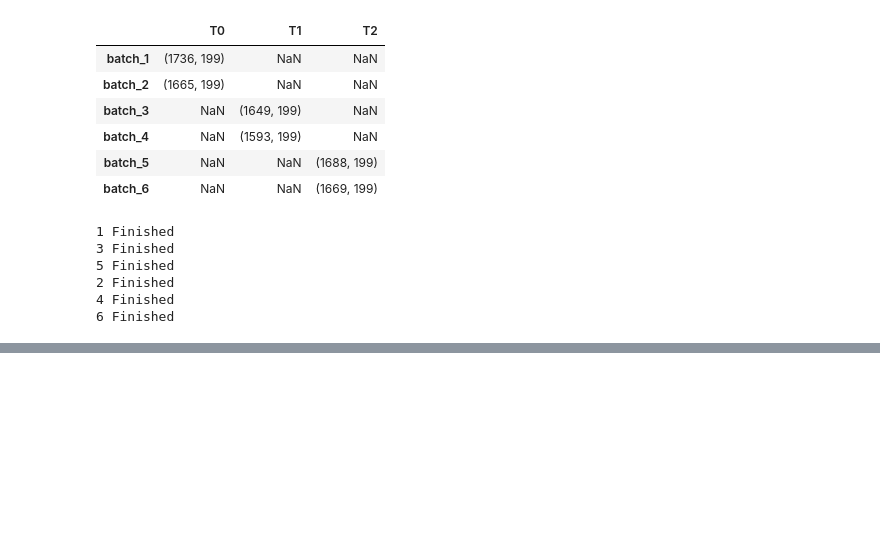
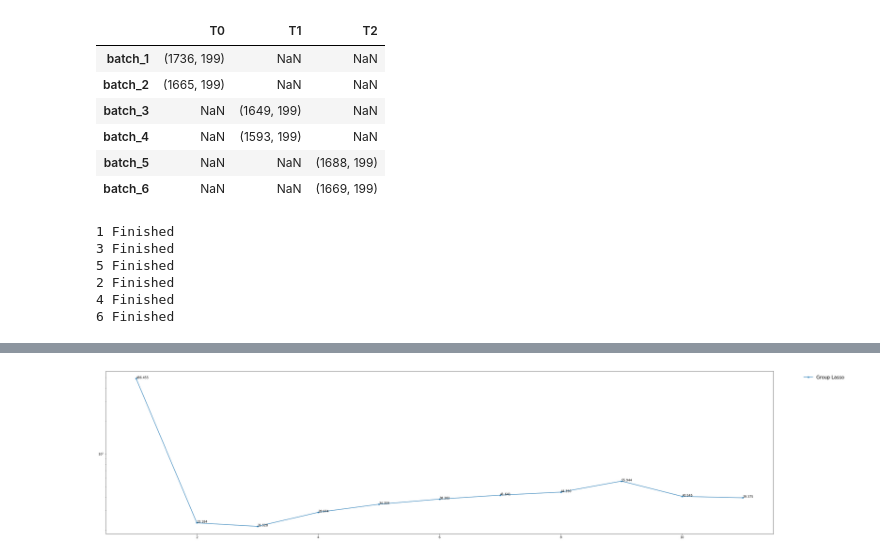
Before and after one commit to ZhangLabGT/scDisInFact, a Jupyter notebook: AntennaVAE/AE_model_new_ae_simulated.ipynb, the cells around one changed output, grey strips where cells are left out. Saved outputs shown, nothing was run; the diff lists cells and outputs as text; code cells hidden in the pictures; blank space fills up the shorter version.

```diff
--- a/AntennaVAE/AE_model_new_ae_simulated.ipynb
+++ b/AntennaVAE/AE_model_new_ae_simulated.ipynb
@@ -374,0 +391,15 @@ Epoch 100, Validating Loss: 13.9634
+# %%
+import matplotlib.pyplot as plt
+
+loss_gl = losses[-1]
+iters = np.arange(1, len(loss_gl)+1)
+fig = plt.figure(figsize = (40, 10))
+ax = fig.add_subplot()
+ax.plot(iters, loss_gl, "-*", label = 'Group Lasso')
+ax.legend(loc = 'upper left', prop={'size': 15}, frameon = False, ncol = 1, bbox_to_anchor = (1.04, 1))
+ax.set_yscale('log')
+for i, j in zip(iters, loss_gl):
+    ax.annotate("{:.3f}".format(j),xy=(i,j))
+fig.savefig(r'./simulated_results/group_lasso/loss_plot.png', bbox_inches = "tight")
+# %% [output]
+[figure, added]
```
Also changed, not shown: parts of 12 cells of this notebook.
